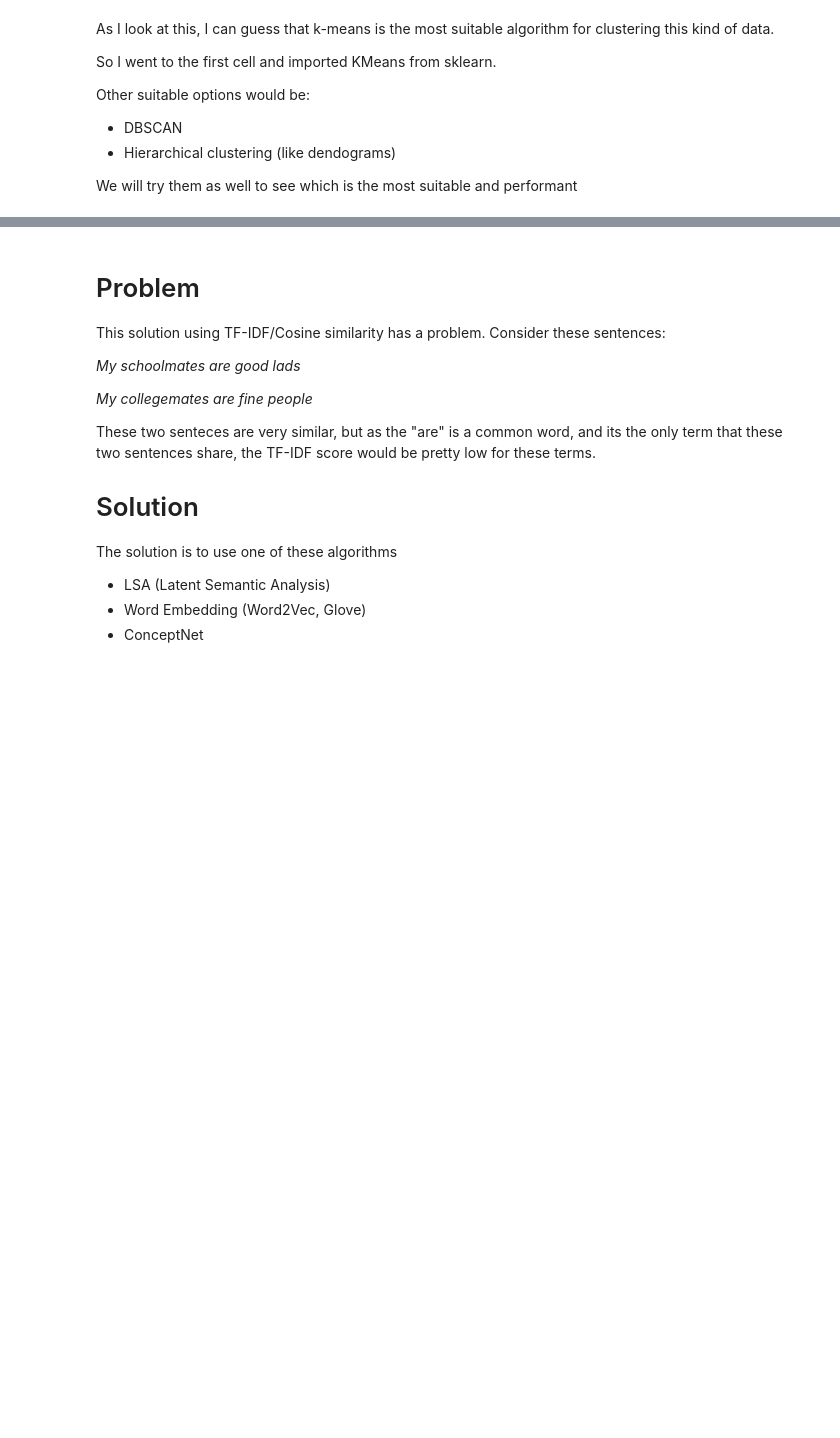
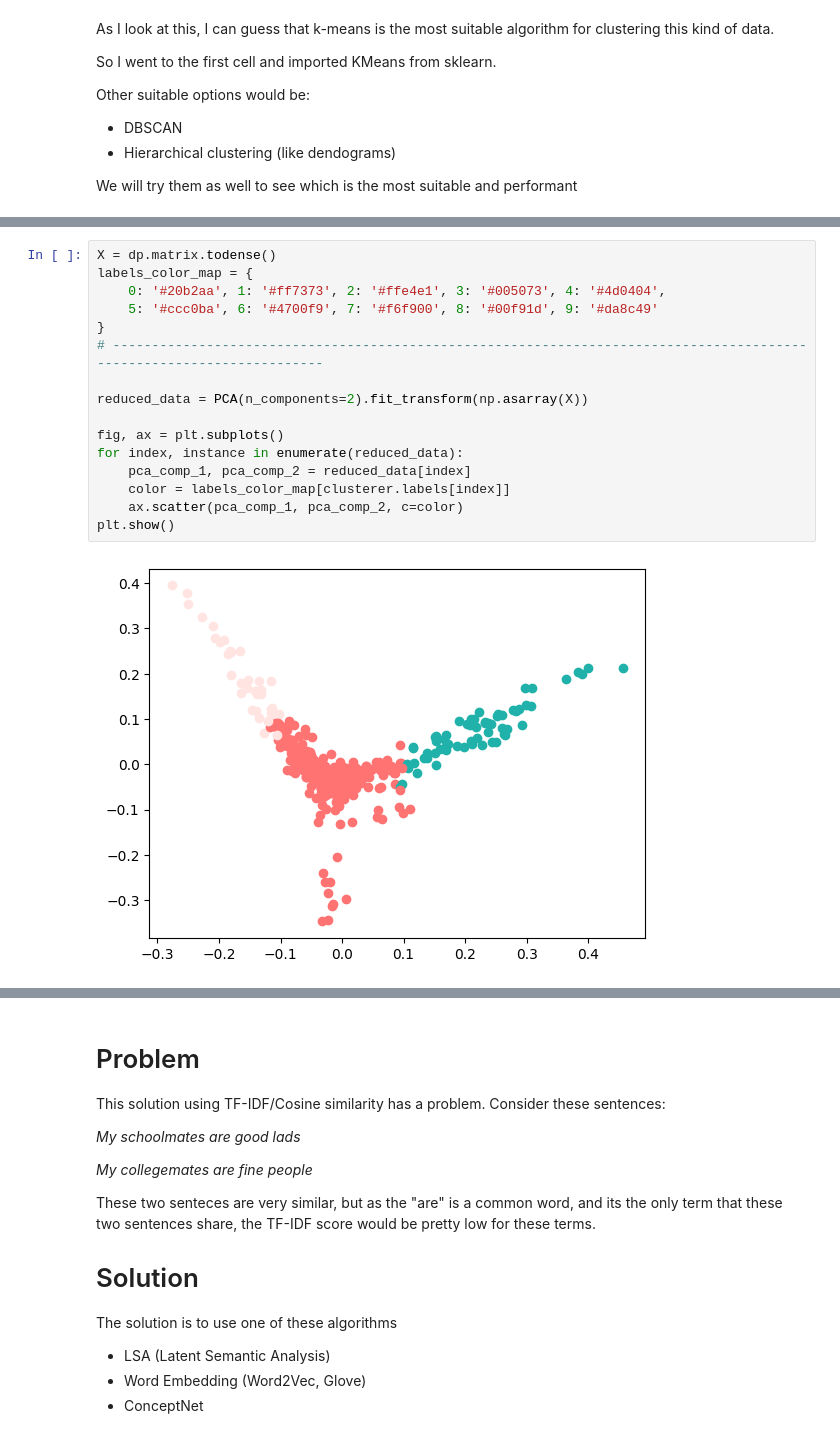
Before and after one commit to nimaaskarian/aes, a Jupyter notebook: main.ipynb, the cells around one changed output, grey strips where cells are left out. Cells and saved outputs as stored; diff of their text form; blank space fills up the shorter version.

```diff
--- a/main.ipynb
+++ b/main.ipynb
@@ -86,0 +98,18 @@ plt.show()
+# %%
+X = dp.matrix.todense()
+labels_color_map = {
+    0: '#20b2aa', 1: '#ff7373', 2: '#ffe4e1', 3: '#005073', 4: '#4d0404',
+    5: '#ccc0ba', 6: '#4700f9', 7: '#f6f900', 8: '#00f91d', 9: '#da8c49'
+}
+# ----------------------------------------------------------------------------------------------------------------------
+
+reduced_data = PCA(n_components=2).fit_transform(np.asarray(X))
+
+fig, ax = plt.subplots()
+for index, instance in enumerate(reduced_data):
+    pca_comp_1, pca_comp_2 = reduced_data[index]
+    color = labels_color_map[clusterer.labels[index]]
+    ax.scatter(pca_comp_1, pca_comp_2, c=color)
+plt.show()
+# %% [output]
+[figure, added]
```
Also changed, not shown: parts of 12 cells of this notebook, 3 other files.
